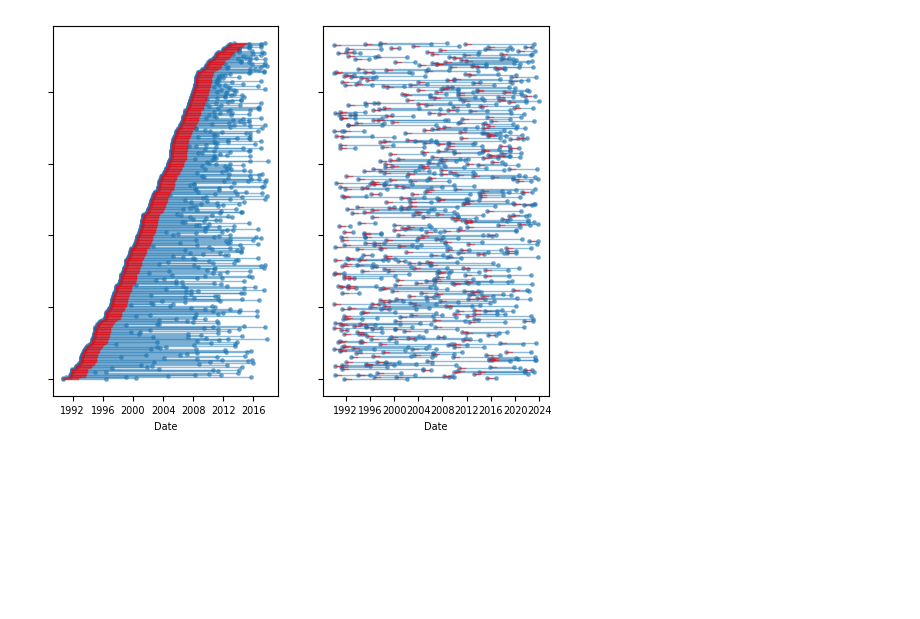
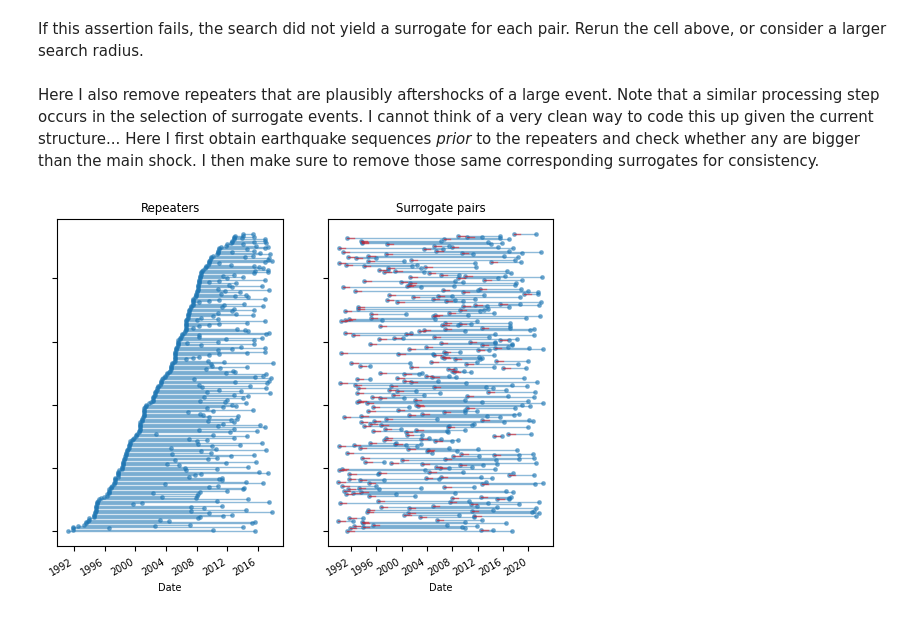
Before and after one commit to keliankaz/repeaters, a Jupyter notebook: repeaters_and_sequences.ipynb, the cells around one changed output. Saved outputs shown, nothing was run; the diff lists cells and outputs as text; code cells hidden in the pictures; blank space fills up the shorter version.

```diff
--- a/repeaters_and_sequences.ipynb
+++ b/repeaters_and_sequences.ipynb
@@ -34,5 +46,5 @@ data_directory = Path('data/earthquake_catalogs/')
 # %%
-earquake_metadata = {
+earthquake_metadata = {
     "starttime": '1990-01-01',
     "endtime": '2024-01-01',
     "latitude_range": [-90,90],
@@ -42,21 +54,24 @@ earquake_metadata = {
 
 earthquakes = EarthquakeCatalog(
     filename=data_directory/'global_ALL.csv',
-    kwargs=earquake_metadata,
+    kwargs=earthquake_metadata,
 ) # expect warnings about loading existing catalog and Nan values
 # %%
 pairs_config = dict(
     file_name = data_directory/"jgrb540690-sup-0002-2019jb018652-ts01.txt",
-    min_time_delta_years = 5,
+    min_time_delta_years = 0,
 )
 
 surrogate_config = dict(
-    max_distance_km = 300, # selected to preserve some of the same structure with Mc and similar tectonic setting
-    max_magnitude_delta = 0.1, # comparable to (event_pairs.catalog.Mag - event_pairs.catalog.Mag_2).abs().mean()
-    min_time_delta_days = 365, # avoid the events being related to eachother
-    max_time_delta_days = 15*365, # avoid the events being related to eachother
-    min_prior_time_delta = 60, # avoid mainsddhocks occuring before the event
+    min_distance_km = 3,            # avoid just selecting the same events or exact same geology
+    max_distance_km = 150,          # selected to preserve some of the same structure with Mc and similar tectonic setting
+    max_magnitude_delta = 0.1,      # comparable to (event_pairs.catalog.Mag - event_pairs.catalog.Mag_2).abs().mean()
+    min_time_delta_days = 365,      # avoid the events being related to eachother
+    max_time_delta_days = 40*365,   # avoid the events being related to eachother
+    min_prior_time_delta = 20,      # avoid mainshocks occuring before the event
 )
 
 event_pairs = RepeaterCatalog(**pairs_config)
 dummy_event_pairs = event_pairs.create_surrogate_catalog(other_catalog=earthquakes, **surrogate_config)
+# %% [markdown]
+If this assertion fails, the search did not yield a surrogate for each pair. Rerun the cell above, or consider a larger search radius.
@@ -63,8 +80,37 @@ dummy_event_pairs = event_pairs.create_surrogate_catalog(other_catalog=earthquak
+# %% [markdown]
+Here I also remove repeaters that are plausibly aftershocks of a large event. Note that a similar processing step occurs in the selection of surrogate events. I cannot think of a very clean way to code this up given the current structure... Here I first obtain earthquake sequences *prior* to the repeaters and check whether any are bigger than the main shock. I then make sure to remove those same corresponding surrogates for consistency.
+# %%
+# TODO: literal edge case where the surrogate could be on the edge of the 300 km radius
+sequence_config = dict(
+    sequence_duration_days = surrogate_config["min_prior_time_delta"],
+    sequence_start_dt_days = -surrogate_config["min_prior_time_delta"],
+    minimum_number_of_events = 0,
+    radius_for_mc_determination = 200,                          # km
+    radius_for_sequence = surrogate_config["max_distance_km"],  # km
+    apply_same_completness = False,
+)
+repeater_seq = RepeaterSequences(event_pairs,earthquakes, **sequence_config)
+
+bool_to_keep = []
+for pair in repeater_seq.sequences:
+    if (
+        np.any(pair["catalog_1"].catalog.mag > pair["mag"]) or
+        np.any(pair["catalog_2"].catalog.mag > pair["Mag_2"])
+    ):
+        bool_to_keep.append(False)
+    else:
+        bool_to_keep.append(True)
+
+event_pairs.catalog = event_pairs.catalog.loc[bool_to_keep]
+dummy_event_pairs.catalog = dummy_event_pairs.catalog.loc[bool_to_keep]
 # %%
 fig, AX = plt.subplots(1,2)
 event_pairs.plot_pairs(ax=AX[0])
+AX[0].set_title('Repeaters')
 dummy_event_pairs.plot_pairs(ax=AX[1])
+AX[1].set_title('Surrogate pairs')
+fig.autofmt_xdate()
 # %% [output]
-[figure, old version]
+[figure, new version]
 # %%
 sequence_config = dict(
```
Also changed, not shown: parts of 13 cells of this notebook, 1 other file.
